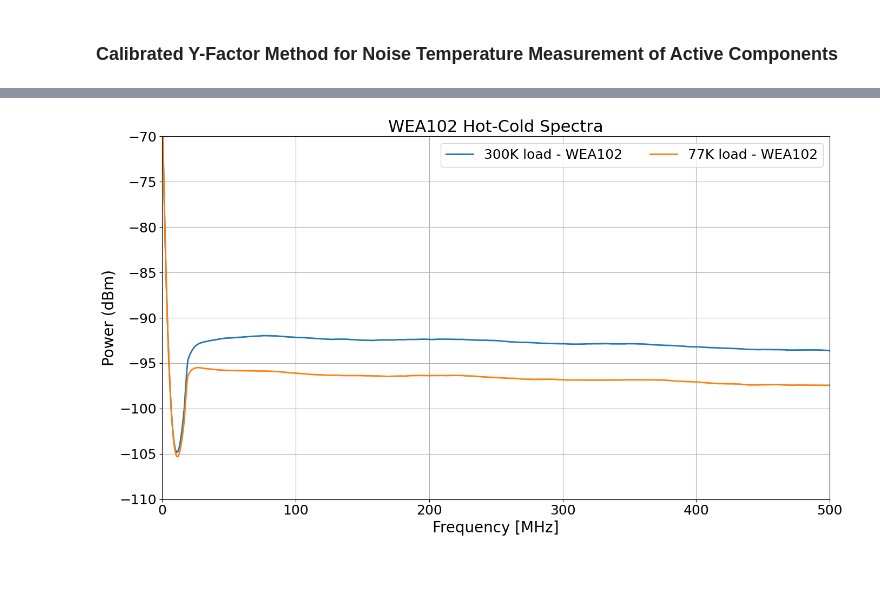
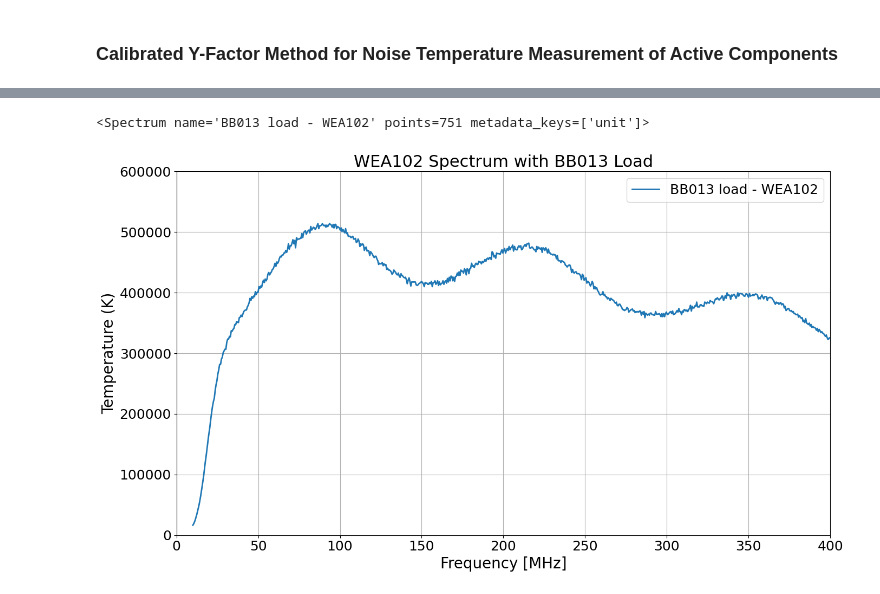
Before and after one commit to alhosani-abdulla/Highz-EXP, a Jupyter notebook: notebooks/Y_factor.ipynb, the cells around one changed output, grey strips where cells are left out. Drawn from its saved outputs; the diff is of its cells as text; code cells hidden in the pictures.

```diff
--- a/notebooks/Y_factor.ipynb
+++ b/notebooks/Y_factor.ipynb
@@ -81,0 +137,9 @@ spectrum_D.smooth(window_len=50, inplace=True)
+# %%
+file_BB = pjoin(data_path, 'BB013.csv')
+load_csv.split_csv_by_trace_name(file_BB,
+                                 header_file=pjoin(output_path, 'BB013_header.csv'),
+                                 data_file= pjoin(output_path, 'BB013_data.csv'))
+
+traces_BB = load_csv.parse_trace_data(pjoin(output_path, 'BB013_data.csv'))
+
+WEA102_BB = Spectrum(traces_BB['Trace A']['frequency'], traces_BB['Trace A']['spectrum'], name='BB013 load - WEA102')
@@ -82,5 +158,10 @@ spectrum_D.smooth(window_len=50, inplace=True)
+# %%
+WEA102_BB.unit_convert('dBm', 'kelvin', channel_width=300e3, inplace=True)
+# %% [output]
+<Spectrum name='BB013 load - WEA102' points=751 metadata_keys=['unit']>
 # %%
-plotter.plot_spectrum([spectrum_B, spectrum_D], freq_range=freq_range, title='WEA102 Hot-Cold Spectra',
-                      ylabel='Power (dBm)', ymax=-70, ymin=-110, save_dir=plot_path, suffix='smoothed')
+plotter.plot_spectrum([WEA102_BB], freq_range=(0,400), title='WEA102 Spectrum with BB013 Load',
+                        ylabel='Temperature (K)', ymax=6e5, ymin=0,
+                        save_dir=plot_path, suffix='kelvin')
 # %% [output]
-[figure, old version]
+[figure, new version]
```
Also changed, not shown: parts of 22 cells of this notebook, 5 other files.
